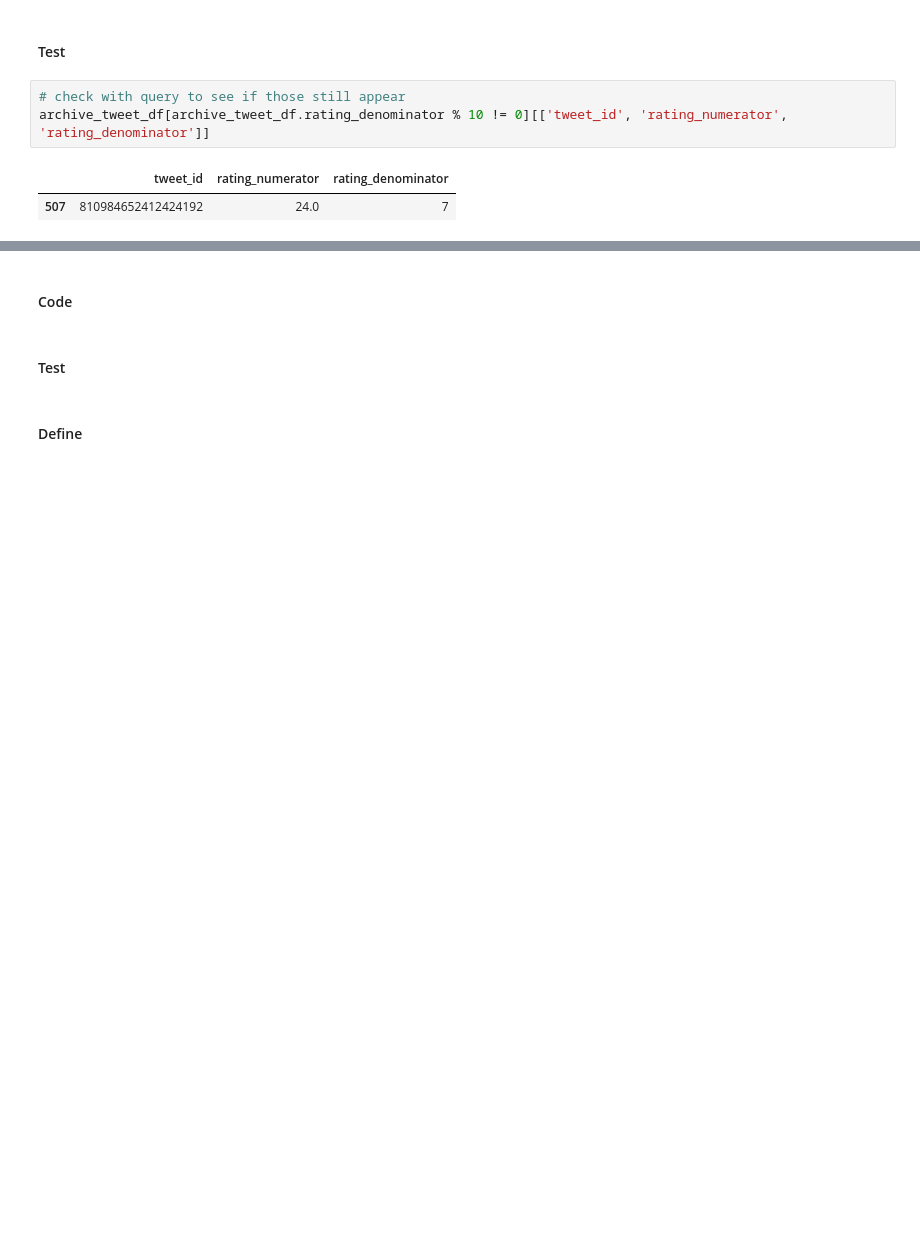
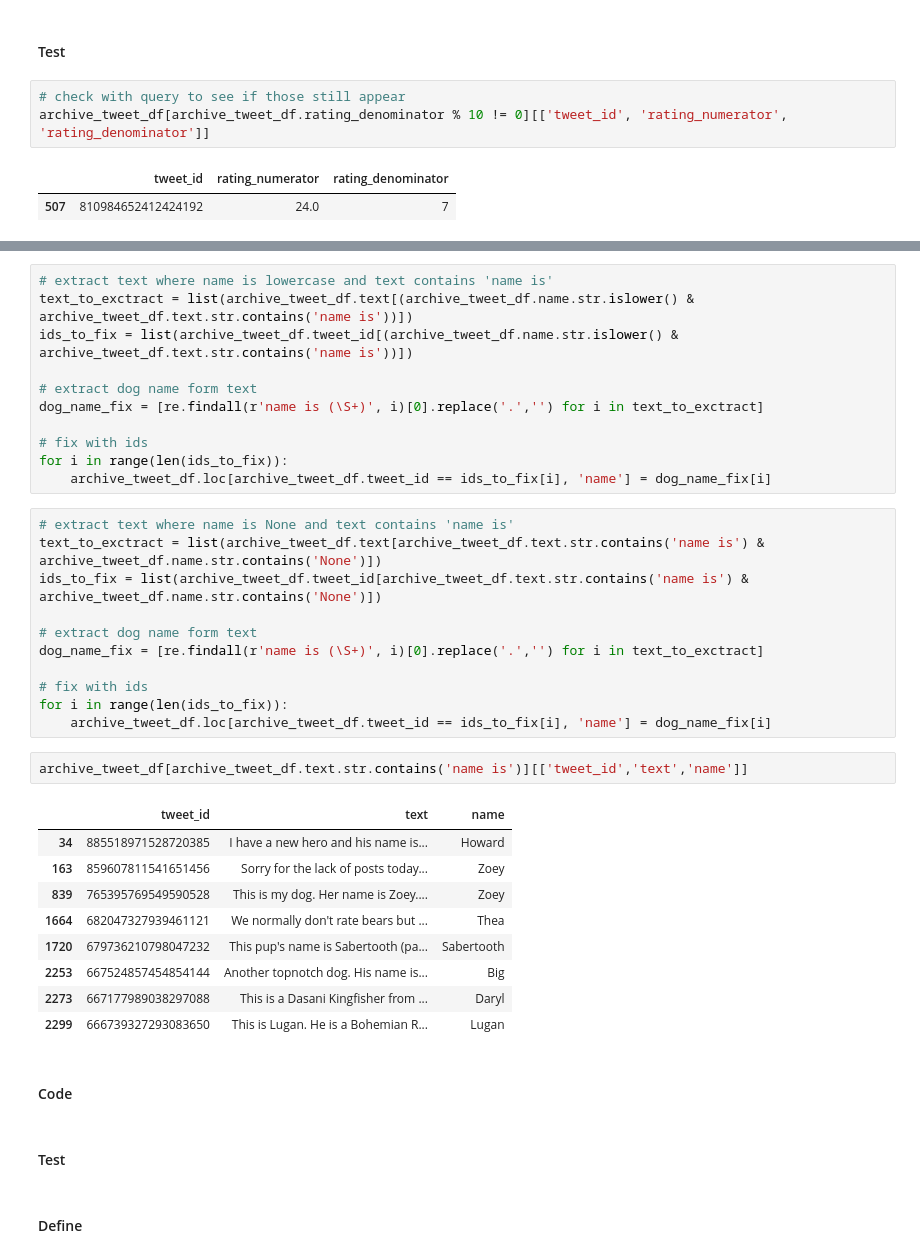
Before and after one commit to marooned20/Udacity-Data-Wrangling, a Jupyter notebook: wrangle_act.ipynb, the cells around one changed output, grey strips where cells are left out. Saved outputs shown, nothing was run; the diff lists cells and outputs as text; blank space fills up the shorter version.

```diff
--- a/wrangle_act.ipynb
+++ b/wrangle_act.ipynb
@@ -620,3 +655,37 @@ archive_tweet_df[archive_tweet_df.rating_denominator % 10 != 0][['tweet_id', 'ra
+# %%
+# extract text where name is lowercase and text contains 'name is'
+text_to_exctract = list(archive_tweet_df.text[(archive_tweet_df.name.str.islower() & archive_tweet_df.text.str.contains('name is'))])
+ids_to_fix = list(archive_tweet_df.tweet_id[(archive_tweet_df.name.str.islower() & archive_tweet_df.text.str.contains('name is'))])
+
+# extract dog name form text
+dog_name_fix = [re.findall(r'name is (\S+)', i)[0].replace('.','') for i in text_to_exctract]
+
+# fix with ids
+for i in range(len(ids_to_fix)):
+    archive_tweet_df.loc[archive_tweet_df.tweet_id == ids_to_fix[i], 'name'] = dog_name_fix[i]
+# %%
+# extract text where name is None and text contains 'name is'
+text_to_exctract = list(archive_tweet_df.text[archive_tweet_df.text.str.contains('name is') & archive_tweet_df.name.str.contains('None')])
+ids_to_fix = list(archive_tweet_df.tweet_id[archive_tweet_df.text.str.contains('name is') & archive_tweet_df.name.str.contains('None')])
+
+# extract dog name form text
+dog_name_fix = [re.findall(r'name is (\S+)', i)[0].replace('.','') for i in text_to_exctract]
+
+# fix with ids
+for i in range(len(ids_to_fix)):
+    archive_tweet_df.loc[archive_tweet_df.tweet_id == ids_to_fix[i], 'name'] = dog_name_fix[i]
+# %%
+archive_tweet_df[archive_tweet_df.text.str.contains('name is')][['tweet_id','text','name']]
+# %% [output]
+|  | tweet_id | text | name |
+| 34 | 885518971528720385 | I have a new hero and his name is... | Howard |
+| 163 | 859607811541651456 | Sorry for the lack of posts today... | Zoey |
+| 839 | 765395769549590528 | This is my dog. Her name is Zoey.... | Zoey |
+| 1664 | 682047327939461121 | We normally don't rate bears but ... | Thea |
+| 1720 | 679736210798047232 | This pup's name is Sabertooth (pa... | Sabertooth |
+| 2253 | 667524857454854144 | Another topnotch dog. His name is... | Big |
+| 2273 | 667177989038297088 | This is a Dasani Kingfisher from ... | Daryl |
+| 2299 | 666739327293083650 | This is Lugan. He is a Bohemian R... | Lugan |
 # %% [markdown]
 #### Code
 # %% [markdown]
```
Also changed, not shown: parts of 10 cells of this notebook.
